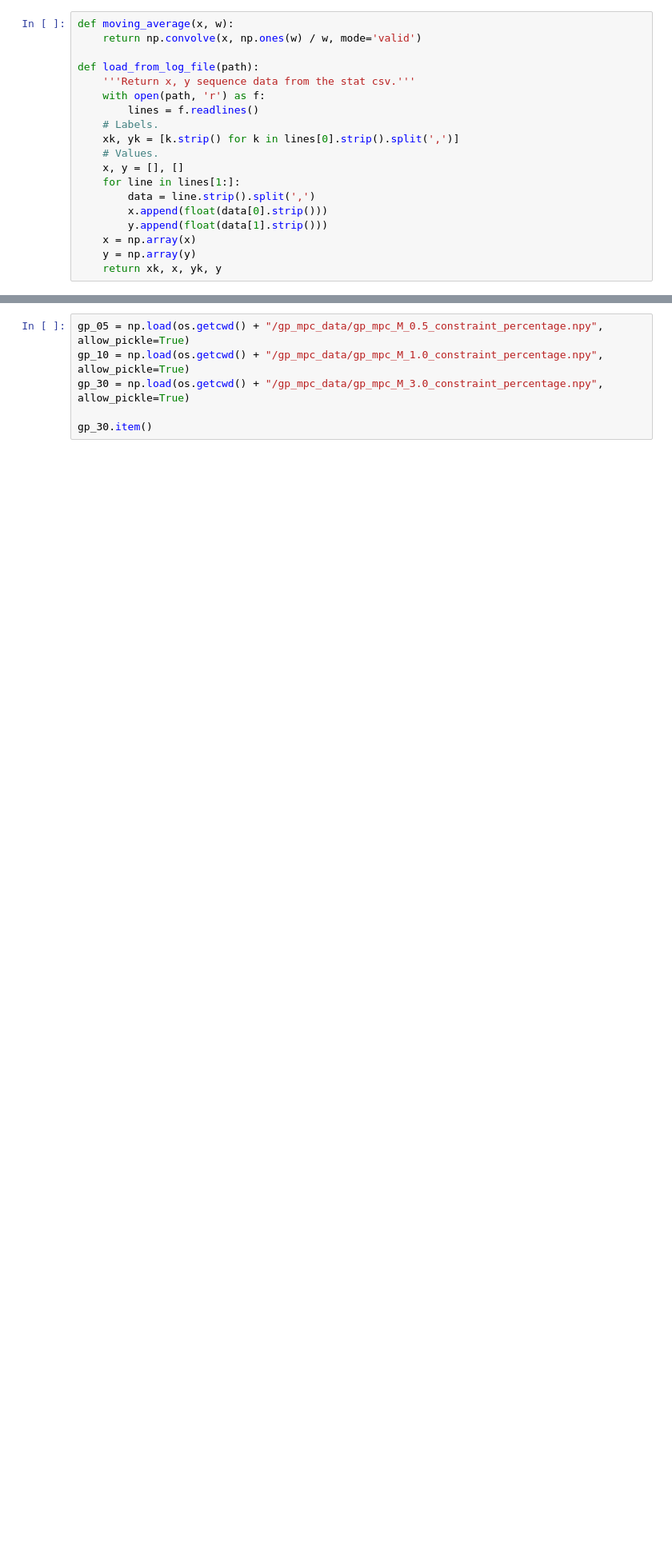
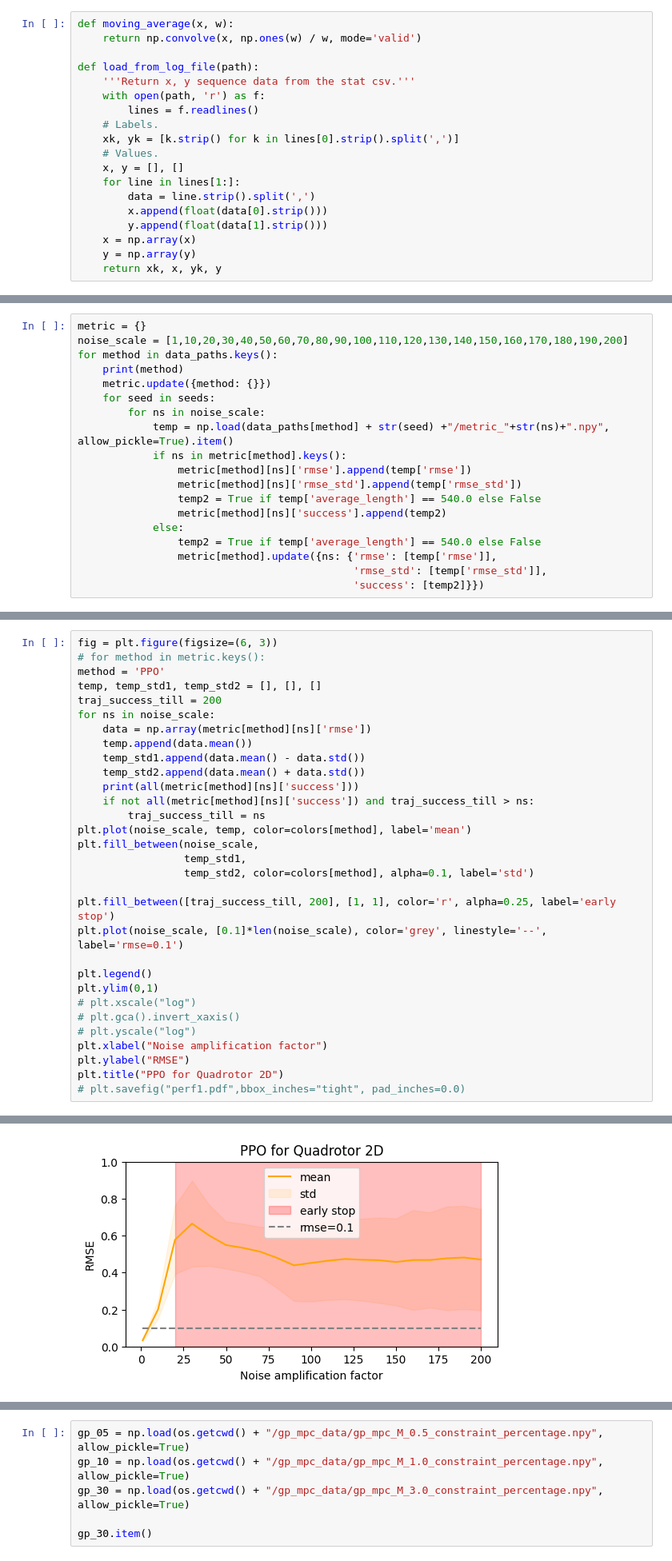
Before and after one commit to svsawant/safe-control-gym, a Jupyter notebook: examples/rl/data_analysis.ipynb, the cells around one changed output, grey strips where cells are left out. Shown at 80% size. Drawn from its saved outputs; the diff is of its cells as text; blank space fills up the shorter version.

```diff
--- a/examples/rl/data_analysis.ipynb
+++ b/examples/rl/data_analysis.ipynb
@@ -166,0 +174,19 @@ np.mean(temp[:,3,:], axis=0),np.mean(temp[:,4,:], axis=0)
+# %%
+metric = {}
+noise_scale = [1,10,20,30,40,50,60,70,80,90,100,110,120,130,140,150,160,170,180,190,200]
+for method in data_paths.keys():
+    print(method)
+    metric.update({method: {}})
+    for seed in seeds:
+        for ns in noise_scale:
+            temp = np.load(data_paths[method] + str(seed) +"/metric_"+str(ns)+".npy", allow_pickle=True).item()
+            if ns in metric[method].keys():
+                metric[method][ns]['rmse'].append(temp['rmse'])
+                metric[method][ns]['rmse_std'].append(temp['rmse_std'])
+                temp2 = True if temp['average_length'] == 540.0 else False
+                metric[method][ns]['success'].append(temp2)
+            else:
+                temp2 = True if temp['average_length'] == 540.0 else False
+                metric[method].update({ns: {'rmse': [temp['rmse']],
+                                            'rmse_std': [temp['rmse_std']],
+                                            'success': [temp2]}})
@@ -166,0 +216,32 @@ np.mean(temp[:,3,:], axis=0),np.mean(temp[:,4,:], axis=0)
+# %%
+fig = plt.figure(figsize=(6, 3))
+# for method in metric.keys():
+method = 'PPO'
+temp, temp_std1, temp_std2 = [], [], []
+traj_success_till = 200
+for ns in noise_scale:
+    data = np.array(metric[method][ns]['rmse'])
+    temp.append(data.mean())
+    temp_std1.append(data.mean() - data.std())
+    temp_std2.append(data.mean() + data.std())
+    print(all(metric[method][ns]['success']))
+    if not all(metric[method][ns]['success']) and traj_success_till > ns:
+        traj_success_till = ns
+plt.plot(noise_scale, temp, color=colors[method], label='mean')
+plt.fill_between(noise_scale,
+                 temp_std1,
+                 temp_std2, color=colors[method], alpha=0.1, label='std')
+
+plt.fill_between([traj_success_till, 200], [1, 1], color='r', alpha=0.25, label='early stop')
+plt.plot(noise_scale, [0.1]*len(noise_scale), color='grey', linestyle='--', label='rmse=0.1')
+
+plt.legend()
+plt.ylim(0,1)
+# plt.xscale("log")
+# plt.gca().invert_xaxis()
+# plt.yscale("log")
+plt.xlabel("Noise amplification factor")
+plt.ylabel("RMSE")
+plt.title("PPO for Quadrotor 2D")
+# plt.savefig("perf1.pdf",bbox_inches="tight", pad_inches=0.0)
+# %% [output]
@@ -166,0 +266 @@ np.mean(temp[:,3,:], axis=0),np.mean(temp[:,4,:], axis=0)
+[figure, added]
```
Also changed, not shown: parts of 9 cells of this notebook, 15 other files.
